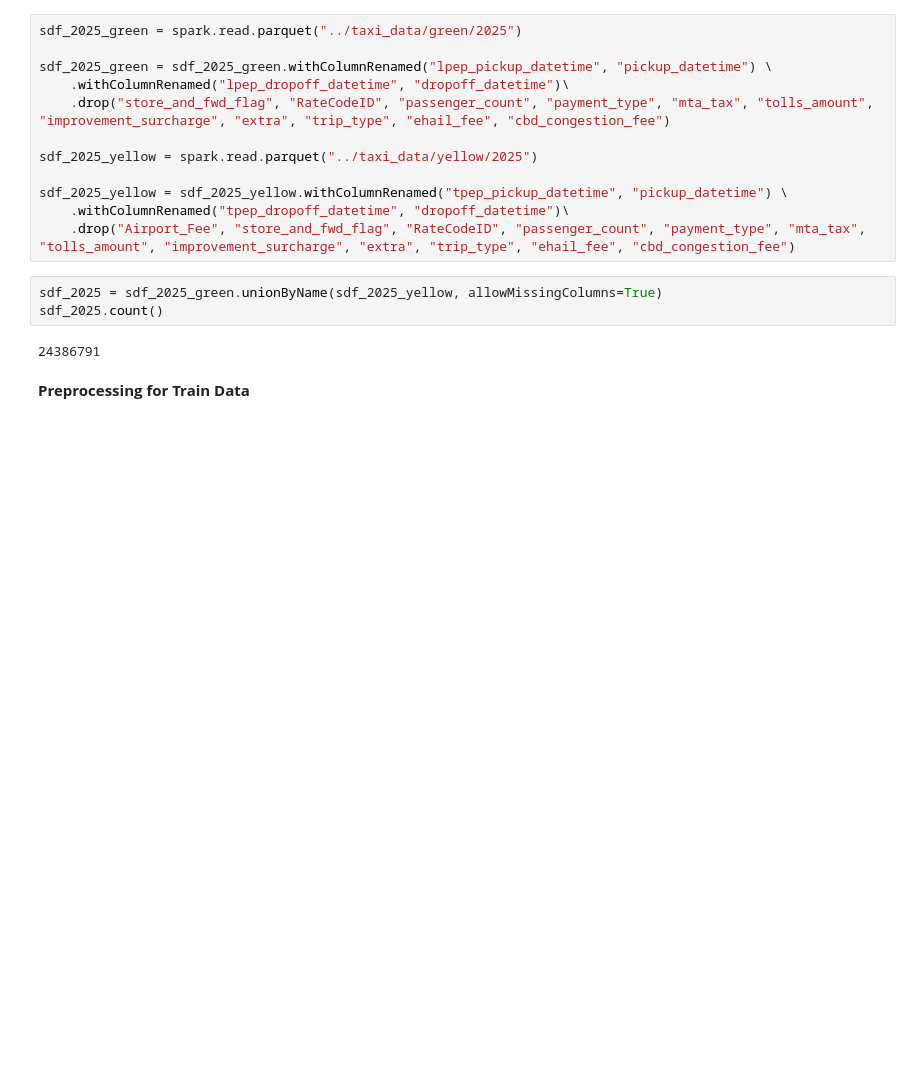
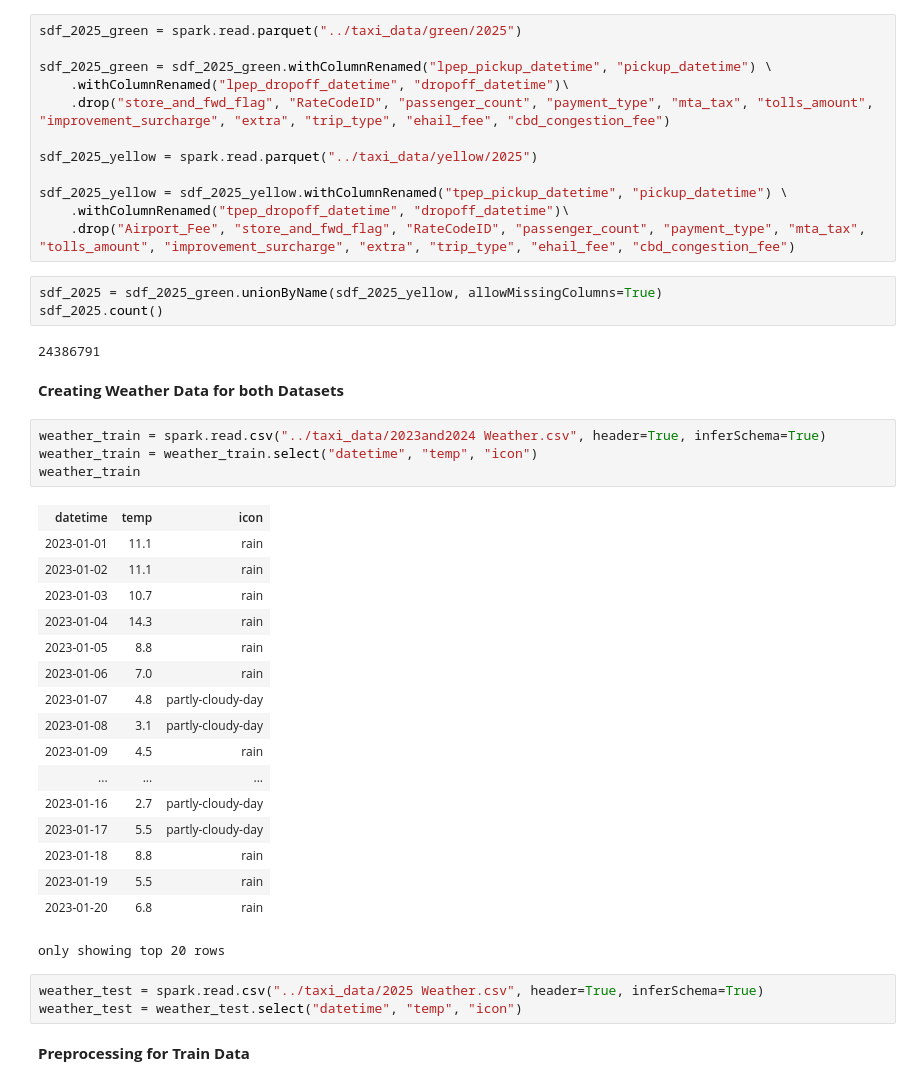
Before and after one commit to cookie-monsta23/MAST30034-Assignment-1, a Jupyter notebook: notebooks/Assignment_1.ipynb, the cells around one changed output. Cells and saved outputs as stored; diff of their text form; blank space fills up the shorter version.

```diff
--- a/notebooks/Assignment_1.ipynb
+++ b/notebooks/Assignment_1.ipynb
@@ -147,6 +147,33 @@ sdf_2025 = sdf_2025_green.unionByName(sdf_2025_yellow, allowMissingColumns=True)
 sdf_2025.count()
 # %% [output]
 24386791
+# %% [markdown]
+**Creating Weather Data for both Datasets**
+# %%
+weather_train = spark.read.csv("../taxi_data/2023and2024 Weather.csv", header=True, inferSchema=True)
+weather_train = weather_train.select("datetime", "temp", "icon")
+weather_train
+# %% [output]
+| datetime | temp | icon |
+| 2023-01-01 | 11.1 | rain |
+| 2023-01-02 | 11.1 | rain |
+| 2023-01-03 | 10.7 | rain |
+| 2023-01-04 | 14.3 | rain |
+| 2023-01-05 | 8.8 | rain |
+| 2023-01-06 | 7.0 | rain |
+| 2023-01-07 | 4.8 | partly-cloudy-day |
+| 2023-01-08 | 3.1 | partly-cloudy-day |
+| 2023-01-09 | 4.5 | rain |
+| ... | ... | ... |
+| 2023-01-16 | 2.7 | partly-cloudy-day |
+| 2023-01-17 | 5.5 | partly-cloudy-day |
+| 2023-01-18 | 8.8 | rain |
+| 2023-01-19 | 5.5 | rain |
+| 2023-01-20 | 6.8 | rain |
+only showing top 20 rows
+# %%
+weather_test = spark.read.csv("../taxi_data/2025 Weather.csv", header=True, inferSchema=True)
+weather_test = weather_test.select("datetime", "temp", "icon")
 # %% [markdown]
 **Preprocessing for Train Data**
 # %%
```
Also changed, not shown: parts of 24 cells of this notebook, 4 other files.
